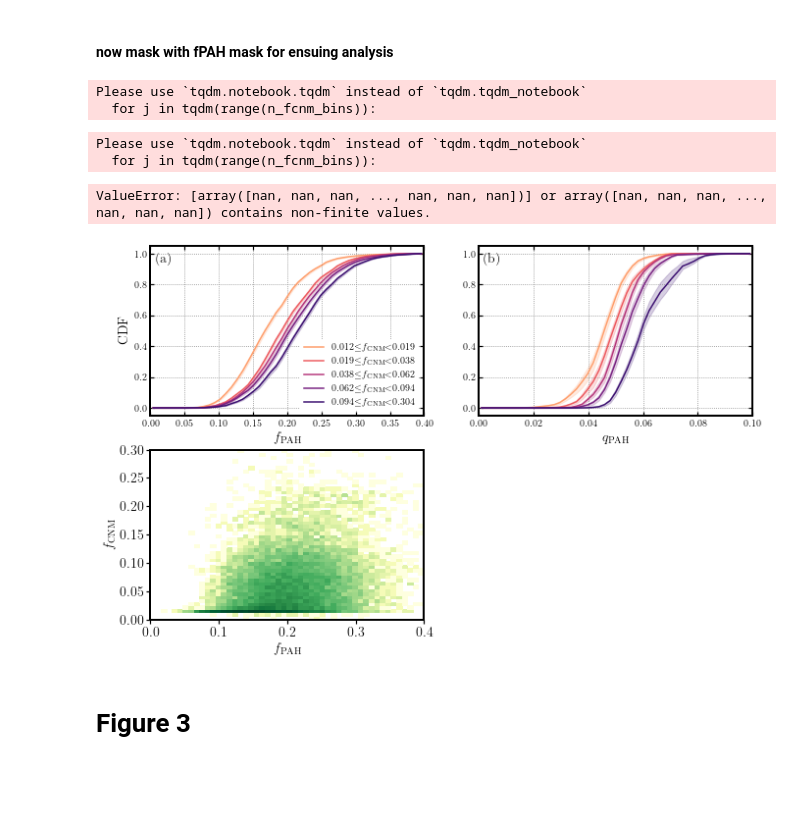
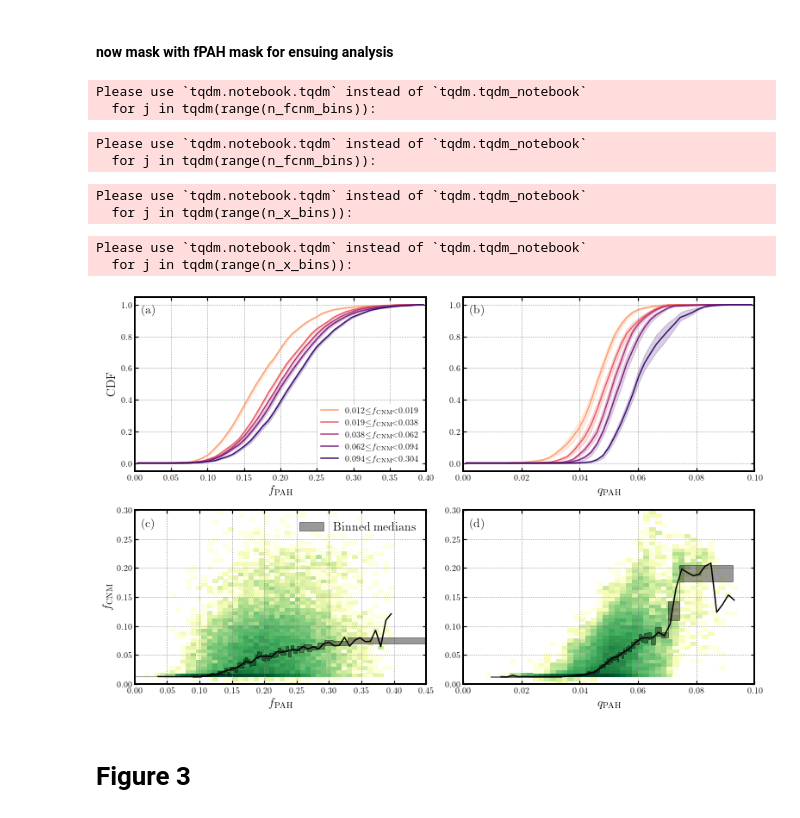
Before and after one commit to cmurray-astro/fcnm_pah_ame, a Jupyter notebook: fcnm_pahs_ame_production.ipynb, the cells around one changed output. Cells and saved outputs as stored; diff of their text form; code cells hidden in the pictures; blank space fills up the shorter version.

```diff
--- a/fcnm_pahs_ame_production.ipynb
+++ b/fcnm_pahs_ame_production.ipynb
@@ -460,7 +460,7 @@ hist, xbins, ybins, im = ax.hist2d(fpah, fcnm, bins=50, range=[[0., .4], [0, 0.3
 ax.set_ylabel(r'$f_{\rm CNM}$')
 ax.set_xlabel(r'$f_{\rm PAH}$')
 
-medians, edges, nums = stats.binned_statistic(fpah,fcnm,
+medians, edges, nums = stats.binned_statistic(fpah[~np.isnan(qpah)],fcnm[~np.isnan(qpah)],
                                               bins=xbins,statistic='median')
 centers = (edges[:-1] + edges[1:]) / 2.
 ax.plot(centers, medians,'k-')
@@ -488,36 +488,39 @@ hist, xbins, ybins, im = ax.hist2d(qpah, fcnm, bins=50, range=[[0, .1], [0, 0.3]
 ax.set_xlabel(r'$q_{\rm PAH}$')
 x_map = qpah
 y_map = fcnm
 qpah_bins = mquantiles(qpah[~np.isnan(qpah)], np.arange(n_median_bins)/(n_median_bins-1))
 
-medians, edges, nums = stats.binned_statistic(qpah,fcnm,
+medians, edges, nums = stats.binned_statistic(qpah[~np.isnan(qpah)],fcnm[~np.isnan(qpah)],
                                               bins=xbins,statistic='median')
 centers = (edges[:-1] + edges[1:]) / 2.
 ax.plot(centers, medians,'k-')
 
 plot_block_boot_medians(qpah_bins, x_map, y_map, n_boot, n_blocks, ax)
 ax.grid(ls='dotted', color='grey')
 ax.set_xlim(0,0.1)
 ax.tick_params(axis='both', which='both', labelsize=10,
                  bottom=True, top=True, left=True, right=True,
                  direction='in')
 
 
 ax.text(dx,dy,r"$\rm (d)$",
             horizontalalignment='center',
             verticalalignment='center',
             transform=ax.transAxes, fontsize=fntz)
 
 
 plt.tight_layout()
 plt.savefig('fig2_update.pdf', format='pdf')
 # %% [output]
 Please use `tqdm.notebook.tqdm` instead of `tqdm.tqdm_notebook`
   for j in tqdm(range(n_fcnm_bins)):
 Please use `tqdm.notebook.tqdm` instead of `tqdm.tqdm_notebook`
   for j in tqdm(range(n_fcnm_bins)):
-ValueError: [array([nan, nan, nan, ..., nan, nan, nan])] or array([nan, nan, nan, ..., nan, nan, nan]) contains non-finite values.
+Please use `tqdm.notebook.tqdm` instead of `tqdm.tqdm_notebook`
+  for j in tqdm(range(n_x_bins)):
+Please use `tqdm.notebook.tqdm` instead of `tqdm.tqdm_notebook`
+  for j in tqdm(range(n_x_bins)):
-[figure, old version]
+[figure, new version]
 # %% [markdown]
 # Figure 3
 # %%
```
Also changed, not shown: parts of 2 cells of this notebook.
